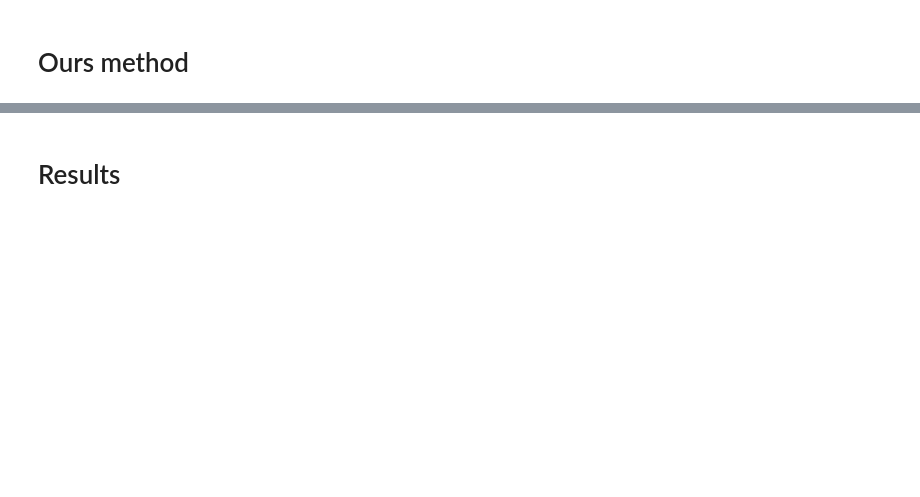
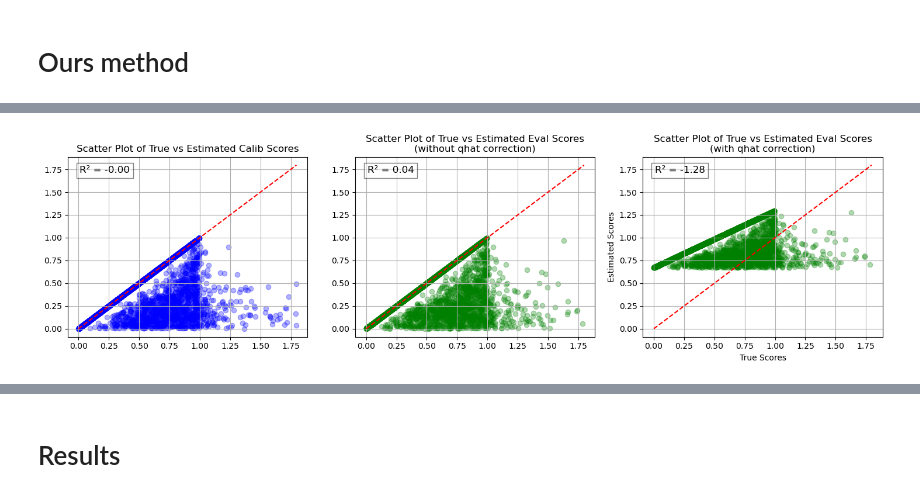
Before and after one commit to RoyHirsch/conformal, a Jupyter notebook: v3/notebook.ipynb, the cells around one changed output, grey strips where cells are left out. Drawn from its saved outputs; the diff is of its cells as text; code cells hidden in the pictures; blank space fills up the shorter version.

```diff
--- a/v3/notebook.ipynb
+++ b/v3/notebook.ipynb
@@ -18,5 +18,5 @@ from conformal_modules import APS, RAPS, Naive, SAPS, platt_scale
 # %%
-config = get_config('imagenet1k_resnet50') # cifar100_resnet56, imagenet1k_resnet50
+config = get_config('cifar100_resnet56') # cifar100_resnet56, imagenet1k_resnet50
 config.par_calib = 0.5
 config.num_calib = int(config.num_samples * config.par_calib)
 config.plat_scale = True
@@ -51,7 +51,7 @@ Temperature: 0.6197080612182617
 # %%
 n = len(calib_data["labels"])
 
-conf_score = SAPS(randomized=config.randomized, no_zero_size_sets=config.no_zero_size_sets, seed=config.seed)
+conf_score = RAPS(0.01, randomized=True, no_zero_size_sets=config.no_zero_size_sets, seed=config.seed)
 cal_scores = conf_score.get_scores(calib_data["scores"], calib_data["labels"])
 baseline_qhat = np.quantile(
     cal_scores, np.ceil((n + 1) * (1 - config.alpha)) / n, interpolation="higher"
@@ -137,45 +130,54 @@ coverage: 0.8989
 # %%
-# # debug #
-# import matplotlib.pyplot as plt
-# from sklearn.metrics import r2_score
+# debug #
+import matplotlib.pyplot as plt
+from sklearn.metrics import r2_score
 
-# fig, ax = plt.subplots(1, 3, figsize=(18, 4))
+cal_scores_est = results["cal_scores_est"]
+cal_scores_true = results["cal_scores_true"]
+max_val = cal_scores_true.max()
 
-# ax[0].scatter(cal_scores_true, cal_scores_est, color='blue', alpha=0.3)
-# ax[0].set_title('Scatter Plot of True vs Estimated Calib Scores')
-# r2 = r2_score(cal_scores_true, cal_scores_est)
-# ax[0].text(0.05, 0.95, f'R² = {r2:.2f}', transform=ax[0].transAxes,
-#          fontsize=12, verticalalignment='top', bbox=dict(facecolor='white', alpha=0.5))
-# plt.xlabel('True Scores')
-# plt.ylabel('Estimated Scores')
-# ax[0].plot([0, 1], [0, 1], 'r--')
-# ax[0].grid(True)
+val_scores_est = results["val_scores_est"]
+val_scores_true = results["val_scores_true"]
+val_scores_est_w_qhat = results["val_scores_est_w_qhat"]
+fig, ax = plt.subplots(1, 3, figsize=(18, 4))
 
-# ax[1].scatter(val_scores_true, val_scores_est_copy, color='green', alpha=0.3)
-# ax[1].set_title('Scatter Plot of True vs Estimated Eval Scores\n(without qhat correction)')
-# r2 = r2_score(val_scores_true, val_scores_est_copy)
-# ax[1].text(0.05, 0.95, f'R² = {r2:.2f}', transform=ax[1].transAxes,
-#          fontsize=12, verticalalignment='top', bbox=dict(facecolor='white', alpha=0.5))
-# plt.xlabel('True Scores')
-# plt.ylabel('Estimated Scores')
-# ax[1].plot([0, 1], [0, 1], 'r--')
-# ax[1].grid(True)
+ax[0].scatter(cal_scores_true, cal_scores_est, color='blue', alpha=0.3)
+ax[0].set_title('Scatter Plot of True vs Estimated Calib Scores')
+r2 = r2_score(cal_scores_true, cal_scores_est)
+ax[0].text(0.05, 0.95, f'R² = {r2:.2f}', transform=ax[0].transAxes,
+         fontsize=12, verticalalignment='top', bbox=dict(facecolor='white', alpha=0.5))
+plt.xlabel('True Scores')
+plt.ylabel('Estimated Scores')
+ax[0].plot([0, max_val], [0, max_val], 'r--')
+ax[0].grid(True)
 
-# ax[2].scatter(val_scores_true, val_scores_est, color='green', alpha=0.3)
-# ax[2].set_title('Scatter Plot of True vs Estimated Eval Scores\n(with qhat correction)')
-# r2 = r2_score(val_scores_true, val_scores_est)
-# ax[2].text(0.05, 0.95, f'R² = {r2:.2f}', transform=ax[2].transAxes,
-#          fontsize=12, verticalalignment='top', bbox=dict(facecolor='white', alpha=0.5))
-# plt.xlabel('True Scores')
-# plt.ylabel('Estimated Scores')
-# ax[2].plot([0, 1], [0, 1], 'r--')
-# ax[2].grid(True)
-# plt.show()
+ax[1].scatter(val_scores_true, val_scores_est, color='green', alpha=0.3)
+ax[1].set_title('Scatter Plot of True vs Estimated Eval Scores\n(without qhat correction)')
+r2 = r2_score(val_scores_true, val_scores_est)
+ax[1].text(0.05, 0.95, f'R² = {r2:.2f}', transform=ax[1].transAxes,
+         fontsize=12, verticalalignment='top', bbox=dict(facecolor='white', alpha=0.5))
+plt.xlabel('True Scores')
+plt.ylabel('Estimated Scores')
+ax[1].plot([0, max_val], [0, max_val], 'r--')
+ax[1].grid(True)
 
-# plt.figure(figsize=(10, 2))
-# _ = plt.hist(val_scores_true - val_scores_est, bins=50)
-# plt.title('Eval residuales')
+ax[2].scatter(val_scores_true, val_scores_est_w_qhat, color='green', alpha=0.3)
+ax[2].set_title('Scatter Plot of True vs Estimated Eval Scores\n(with qhat correction)')
+r2 = r2_score(val_scores_true, val_scores_est_w_qhat)
+ax[2].text(0.05, 0.95, f'R² = {r2:.2f}', transform=ax[2].transAxes,
+         fontsize=12, verticalalignment='top', bbox=dict(facecolor='white', alpha=0.5))
+plt.xlabel('True Scores')
+plt.ylabel('Estimated Scores')
+ax[2].plot([0, max_val], [0, max_val], 'r--')
+ax[2].grid(True)
+plt.show()
 
-# plt.figure(figsize=(10, 2))
-# _ = plt.hist(val_scores_est, bins=50)
-# plt.title('Estimated eval scores')
+plt.figure(figsize=(10, 2))
+_ = plt.hist(val_scores_true - val_scores_est, bins=50)
+plt.title('Eval residuales')
+
+plt.figure(figsize=(10, 2))
+_ = plt.hist(val_scores_est, bins=50)
+plt.title('Estimated eval scores')
+# %% [output]
+[figure, added]
```
Also changed, not shown: parts of 8 cells of this notebook, 4 other files.
